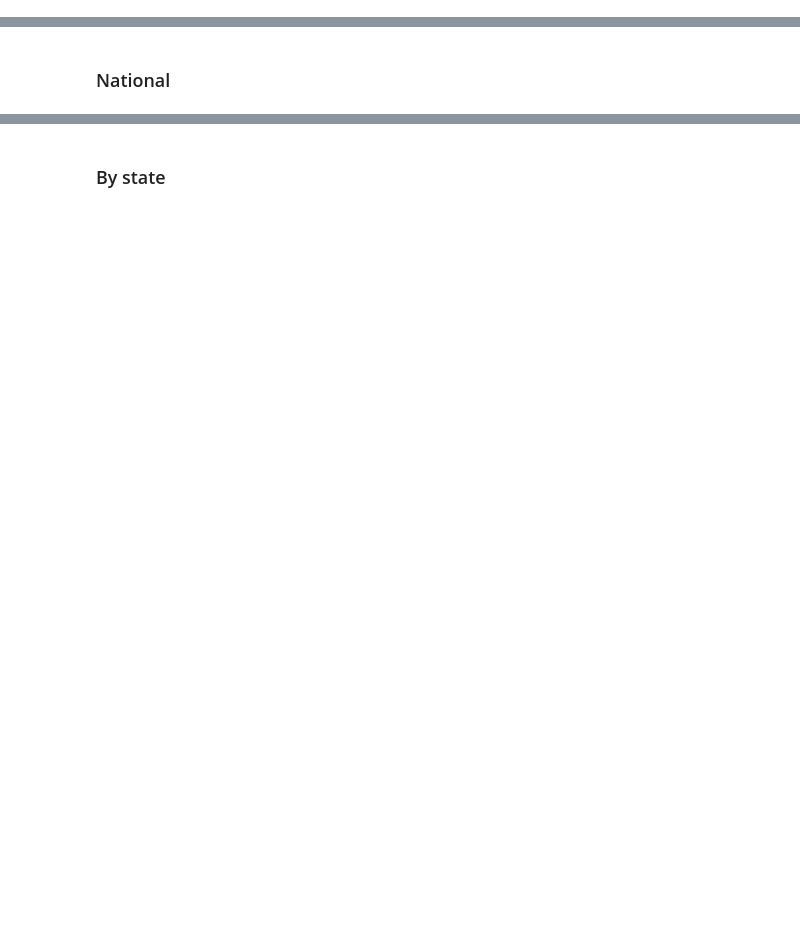
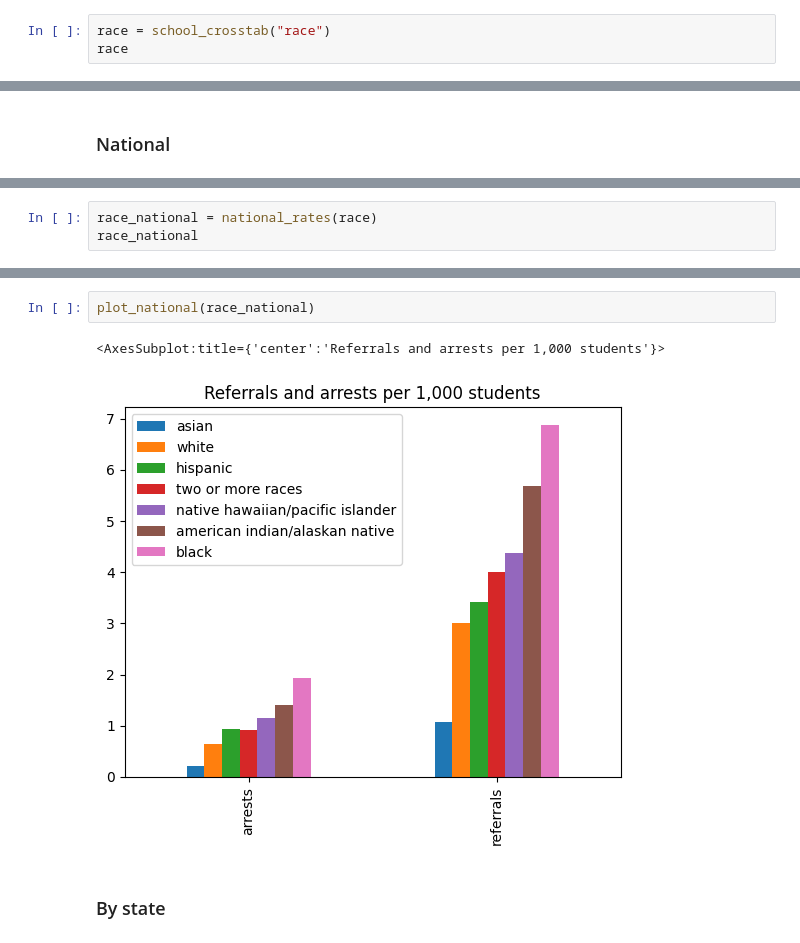
Before and after one commit to cbs-news-data/crdc-le-referral-data, a Jupyter notebook: notebooks/crdc_referrals_arrests/crdc_referrals_arrests.ipynb, the cells around one changed output, grey strips where cells are left out. Saved outputs shown, nothing was run; the diff lists cells and outputs as text; blank space fills up the shorter version.

```diff
--- a/notebooks/crdc_referrals_arrests/crdc_referrals_arrests.ipynb
+++ b/notebooks/crdc_referrals_arrests/crdc_referrals_arrests.ipynb
@@ -218,0 +198,3 @@ race
+# %%
+race = school_crosstab("race")
+race
@@ -237,0 +219,3 @@ race_national
+# %%
+race_national = national_rates(race)
+race_national
@@ -238,2 +226,7 @@ race_national
+# %%
+plot_national(race_national)
+# %% [output]
+<AxesSubplot:title={'center':'Referrals and arrests per 1,000 students'}>
+[figure, added]
 # %% [markdown]
 ### By state
```
Also changed, not shown: parts of 19 cells of this notebook.
